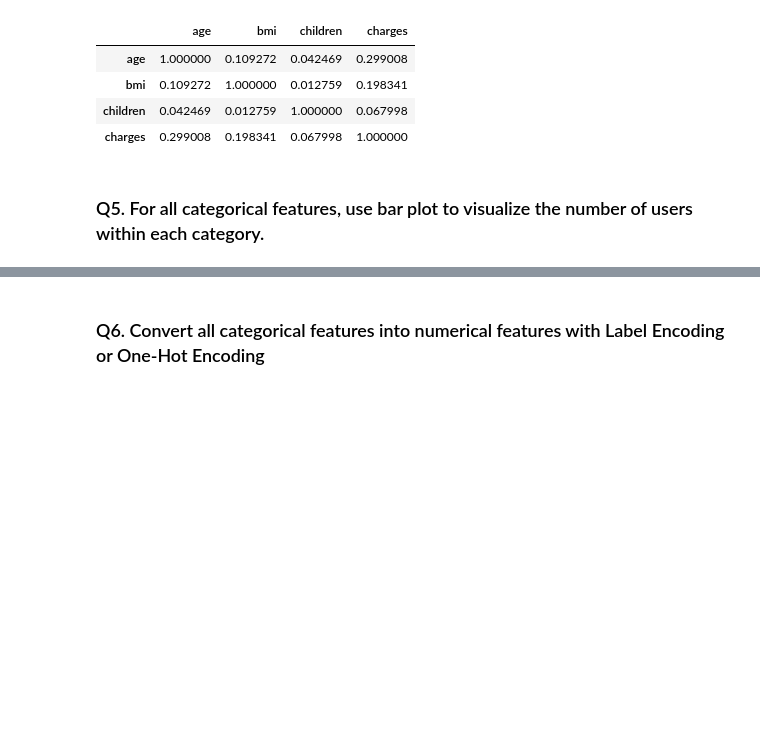
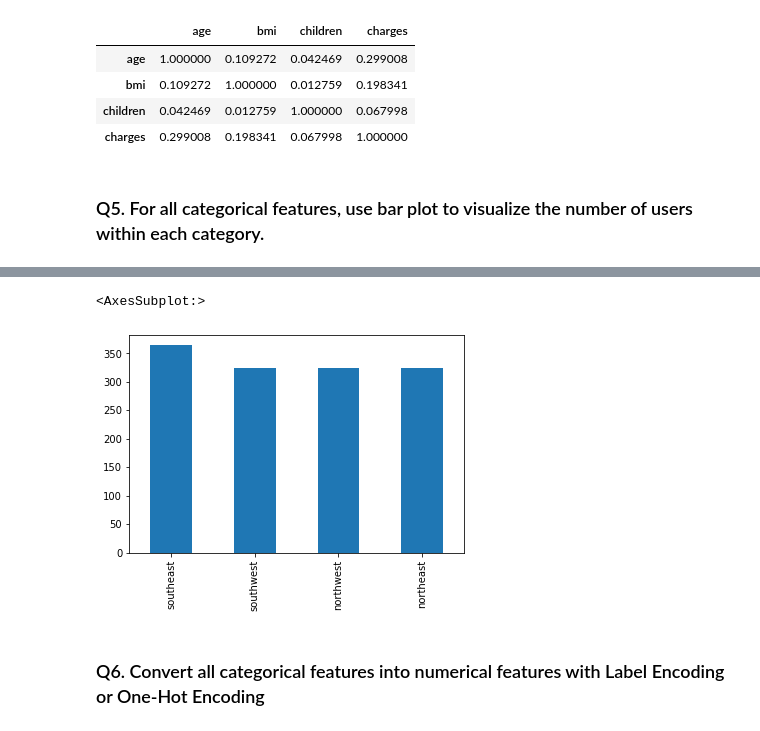
Before and after one commit to jakemcannon/cis_3715, a Jupyter notebook: Lab3_002_cannon.ipynb, the cells around one changed output, grey strips where cells are left out. Cells and saved outputs as stored; diff of their text form; code cells hidden in the pictures; blank space fills up the shorter version.

```diff
--- a/Lab3_002_cannon.ipynb
+++ b/Lab3_002_cannon.ipynb
@@ -81,3 +90,8 @@ hcorr.style.background_gradient()
+# %%
+df['region'].value_counts().plot(kind='bar')
+# %% [output]
+<AxesSubplot:>
+[figure, added]
 # %% [markdown]
 ### Q6. Convert all categorical features into numerical features with Label Encoding or One-Hot Encoding
 # %%
```
Also changed, not shown: parts of 4 cells of this notebook, 1 other file.
